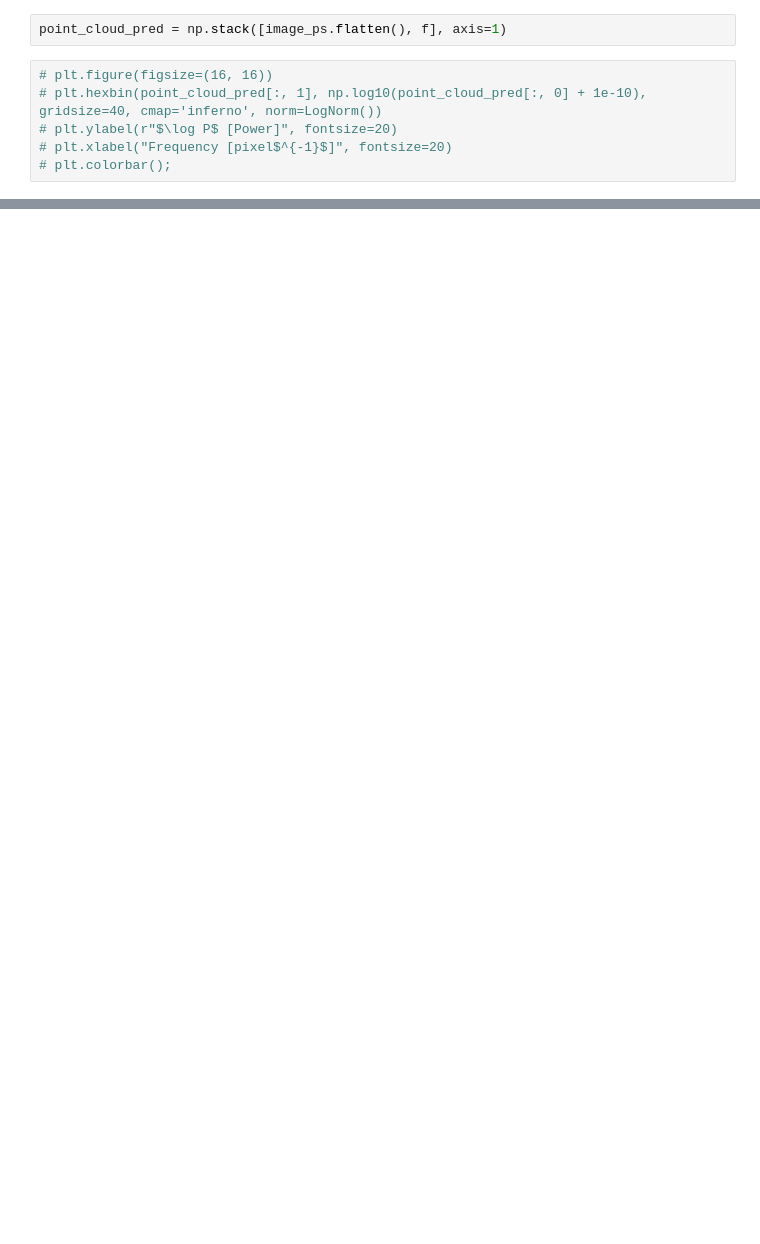
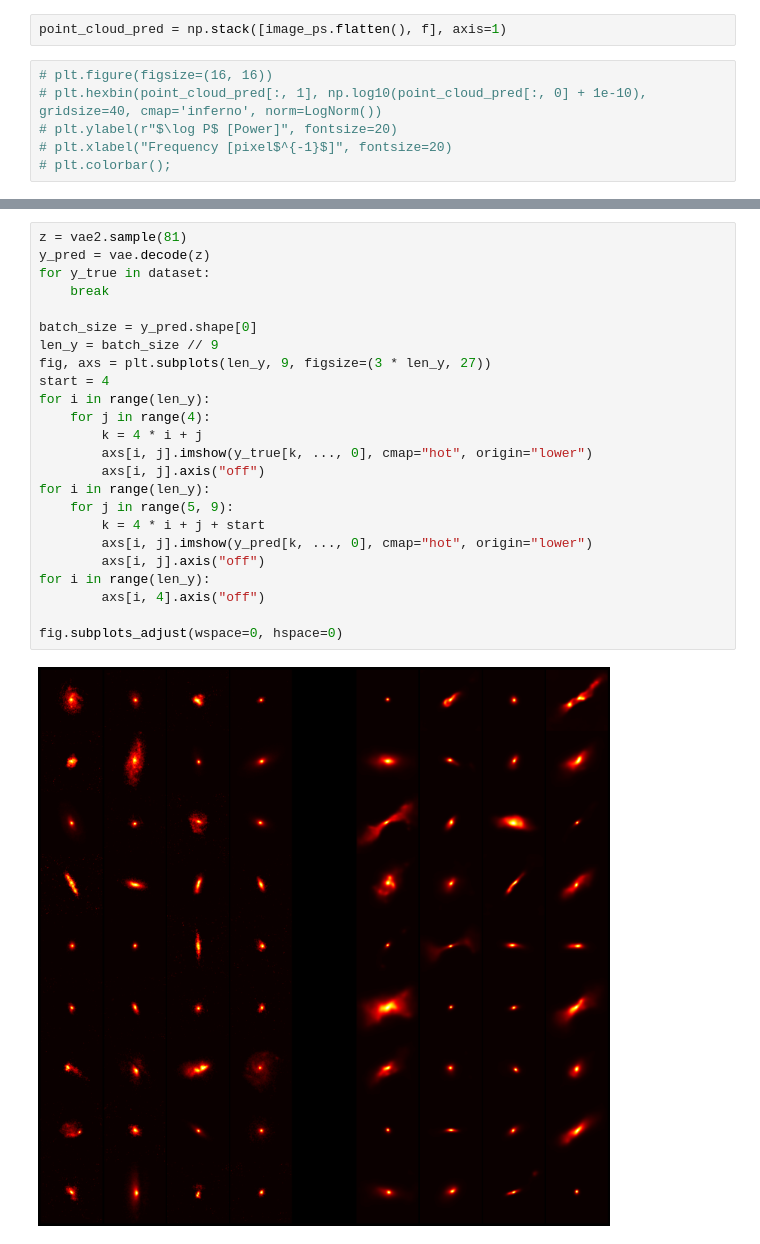
Before and after one commit to AlexandreAdam/Censai, a Jupyter notebook: notebooks/cosmos_power_spectrum.ipynb, the cells around one changed output, grey strips where cells are left out. Drawn from its saved outputs; the diff is of its cells as text; blank space fills up the shorter version.

```diff
--- a/notebooks/cosmos_power_spectrum.ipynb
+++ b/notebooks/cosmos_power_spectrum.ipynb
@@ -148,0 +216,26 @@ fig.subplots_adjust(wspace=0, hspace=0)
+# %%
+z = vae2.sample(81)
+y_pred = vae.decode(z)
+for y_true in dataset:
+    break
+
+batch_size = y_pred.shape[0]
+len_y = batch_size // 9
+fig, axs = plt.subplots(len_y, 9, figsize=(3 * len_y, 27))
+start = 4
+for i in range(len_y):
+    for j in range(4):
+        k = 4 * i + j
+        axs[i, j].imshow(y_true[k, ..., 0], cmap="hot", origin="lower")
+        axs[i, j].axis("off")
+for i in range(len_y):
+    for j in range(5, 9):
+        k = 4 * i + j + start
+        axs[i, j].imshow(y_pred[k, ..., 0], cmap="hot", origin="lower")
+        axs[i, j].axis("off")
+for i in range(len_y):
+        axs[i, 4].axis("off")
+
+fig.subplots_adjust(wspace=0, hspace=0)
+# %% [output]
+[figure, added]
```
Also changed, not shown: parts of 9 cells of this notebook, 5 other files.
